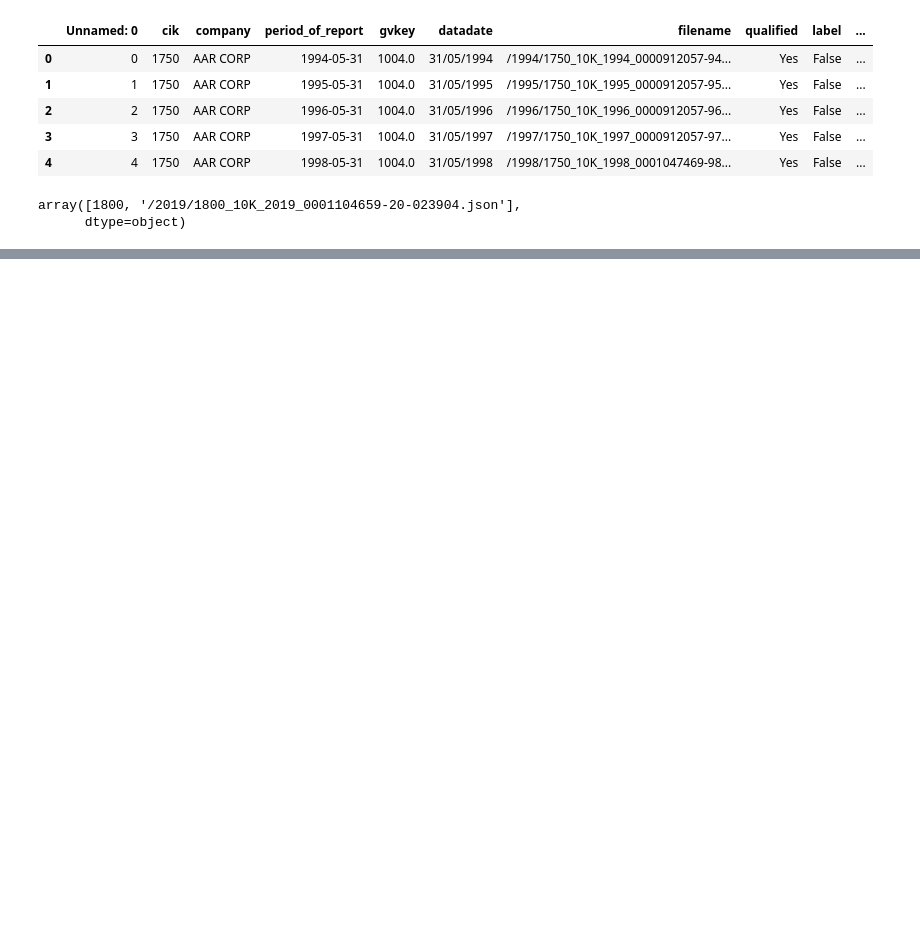
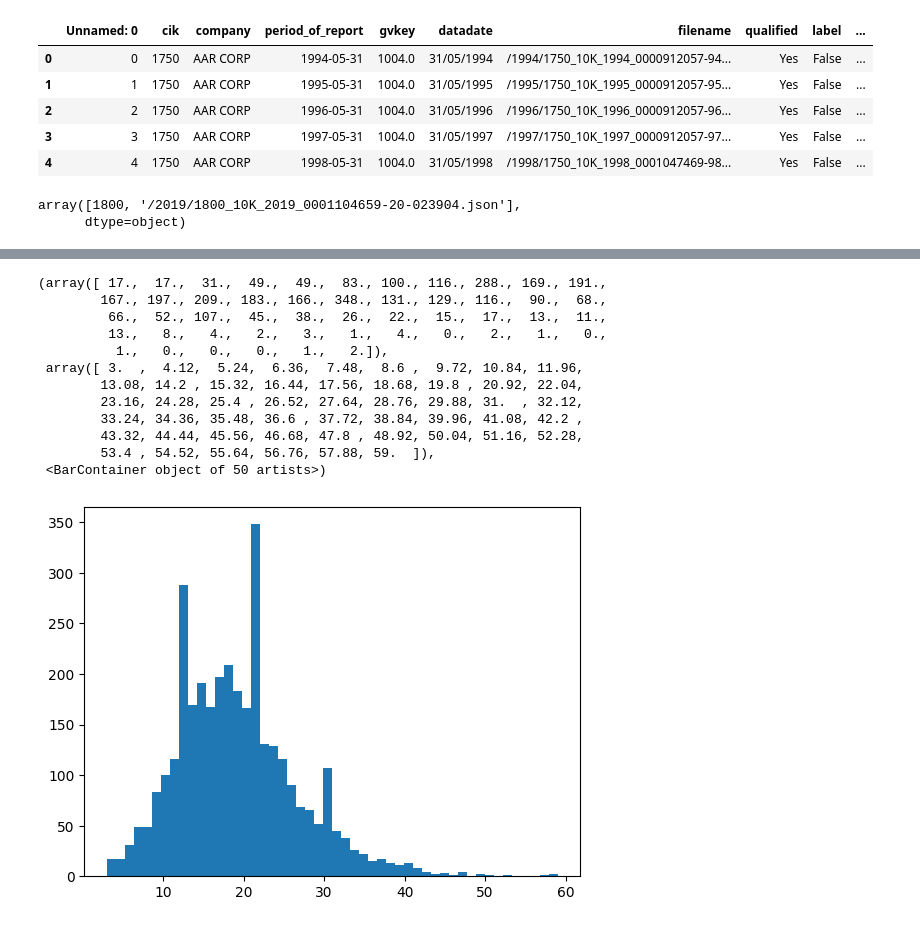
Before and after one commit to grepoz/bankruptcy-prophet, a Jupyter notebook: dataset/edgar-summary-generator.ipynb, the cells around one changed output, grey strips where cells are left out. Drawn from its saved outputs; the diff is of its cells as text; code cells hidden in the pictures; blank space fills up the shorter version.

```diff
--- a/dataset/edgar-summary-generator.ipynb
+++ b/dataset/edgar-summary-generator.ipynb
@@ -421,0 +743,2 @@ df.to_csv('example_textual_data.csv', index=False)
+# %%
+df['text_preprocessed'] = df['text'].apply(preprocess_text)
@@ -421,0 +809,18 @@ df.to_csv('example_textual_data.csv', index=False)
+# %%
+from sklearn.feature_extraction.text import TfidfVectorizer
+from sklearn.ensemble import IsolationForest
+
+vectorizer = TfidfVectorizer()
+tfidf_matrix = vectorizer.fit_transform(df['text_preprocessed'])
+
+outlier_detector = IsolationForest(contamination=0.1)  # Assuming 10% outliers
+outlier_labels = outlier_detector.fit_predict(tfidf_matrix)
+
+cnt = 0
+for i, text in enumerate(df['text']):
+    is_outlier = outlier_labels[i] == -1
+    if is_outlier:
+        print(f"Text: {text[:50]}...  Cik: {is_outlier}")
+        cnt += 1
+
+print(f"Number of outliers: {cnt}")
@@ -421,0 +845,47 @@ df.to_csv('example_textual_data.csv', index=False)
+# %%
+financial_keywords = [
+    'revenue', 'profit', 'loss', 'net income', 'earnings', 'sales', 'turnover',
+    'assets', 'liabilities', 'equity', 'shareholders equity', 'capital', 'balance sheet',
+    'debt', 'loan', 'borrowing', 'credit', 'leverage', 'mortgage', 'bond',
+    'investment', 'capital expenditure', 'capex', 'portfolio', 'securities', 'hedge',
+    'cash flow', 'operating cash flow', 'free cash flow', 'liquidity', 'solvency',
+    'financial statements', 'income statement', 'cash flow statement', 'statement of changes in equity',
+    'accounting', 'audit', 'GAAP', 'IFRS', 'financial reporting', 'disclosure',
+    'stock', 'share', 'market', 'trading', 'volatility', 'share price', 'IPO',
+    'interest rate', 'yield', 'coupon', 'discount rate', 'prime rate', 'LIBOR',
+    'dividend', 'payout', 'yield', 'share repurchase', 'buyback',
+    'valuation', 'fair value', 'impairment', 'goodwill', 'intangible assets',
+    'risk', 'risk management', 'credit risk', 'market risk', 'operational risk', 'hedging',
+    'regulation', 'compliance', 'SEC', 'financial authority', 'regulatory capital',
+    'banking', 'lending', 'deposit', 'interest income', 'net interest margin',
+    'insurance', 'premium', 'claim', 'underwriting', 'reinsurance',
+    'tax', 'tax expense', 'deferred tax', 'tax rate', 'tax haven',
+    'budget', 'forecast', 'projection', 'financial planning', 'analysis',
+    'merger', 'acquisition', 'divestiture', 'spin-off', 'restructuring',
+    'bankruptcy', 'insolvency', 'default', 'liquidation', 'reorganization'
+]
+
+all_texts_total_keywords = []
+for text in df['text_preprocessed']:
+    keyword_counts = {keyword: text.count(keyword) for keyword in financial_keywords}
+    total_keywords = sum(keyword_counts.values())
+    # print(f"Text: {text[:50]}... Total Financial Keywords: {total_keywords}")
+    all_texts_total_keywords.append(total_keywords)
+
+import matplotlib.pyplot as plt
+
+plt.hist(all_texts_total_keywords, bins=50)
+# %% [output]
+(array([ 17.,  17.,  31.,  49.,  49.,  83., 100., 116., 288., 169., 191.,
+        167., 197., 209., 183., 166., 348., 131., 129., 116.,  90.,  68.,
+         66.,  52., 107.,  45.,  38.,  26.,  22.,  15.,  17.,  13.,  11.,
+         13.,   8.,   4.,   2.,   3.,   1.,   4.,   0.,   2.,   1.,   0.,
+          1.,   0.,   0.,   0.,   1.,   2.]),
+ array([ 3.  ,  4.12,  5.24,  6.36,  7.48,  8.6 ,  9.72, 10.84, 11.96,
+        13.08, 14.2 , 15.32, 16.44, 17.56, 18.68, 19.8 , 20.92, 22.04,
+        23.16, 24.28, 25.4 , 26.52, 27.64, 28.76, 29.88, 31.  , 32.12,
+        33.24, 34.36, 35.48, 36.6 , 37.72, 38.84, 39.96, 41.08, 42.2 ,
+        43.32, 44.44, 45.56, 46.68, 47.8 , 48.92, 50.04, 51.16, 52.28,
+        53.4 , 54.52, 55.64, 56.76, 57.88, 59.  ]),
+ <BarContainer object of 50 artists>)
+[figure, added]
```
Also changed, not shown: parts of 62 cells of this notebook, 24 other files.
